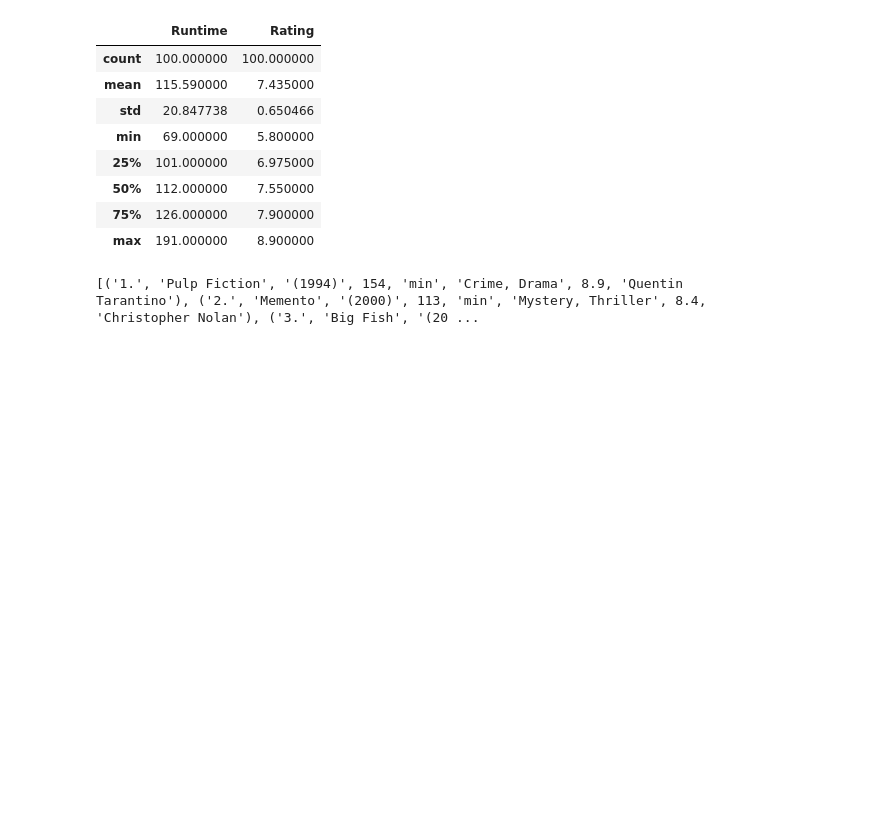
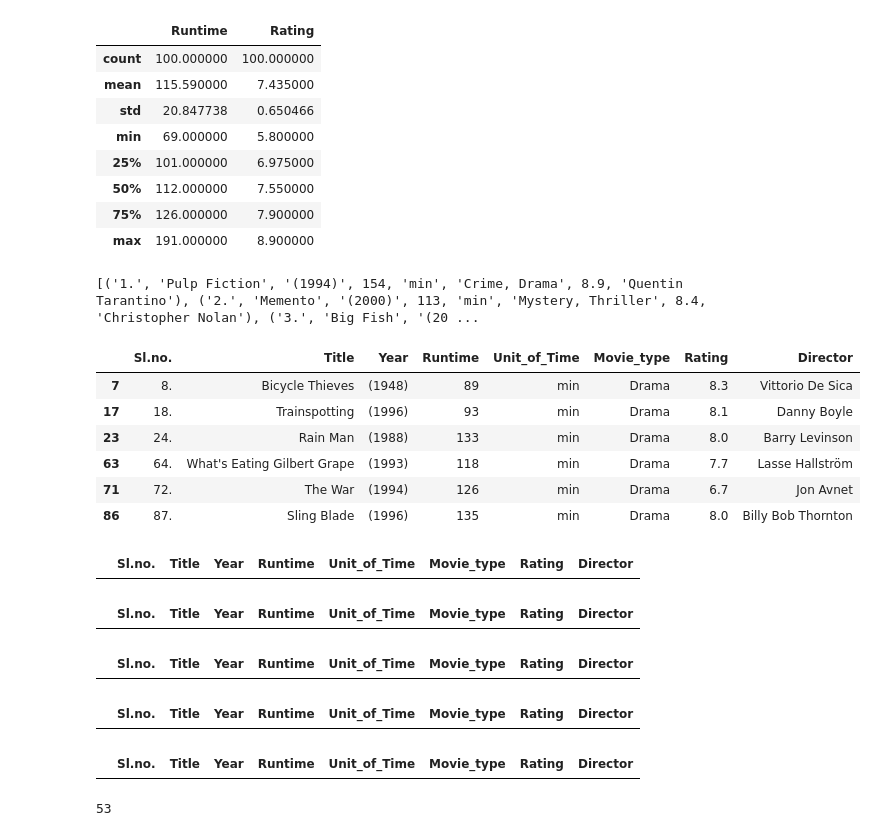
Before and after one commit to javvadisurekha/CA_Python, a Jupyter notebook: Webscraping_IMDB.ipynb, the cells around one changed output. Saved outputs shown, nothing was run; the diff lists cells and outputs as text; code cells hidden in the pictures; blank space fills up the shorter version.

```diff
--- a/Webscraping_IMDB.ipynb
+++ b/Webscraping_IMDB.ipynb
@@ -169,3 +169,44 @@ results = c.fetchall()
 print(results)
 # %% [output]
 [('1.', 'Pulp Fiction', '(1994)', 154, 'min', 'Crime, Drama', 8.9, 'Quentin Tarantino'), ('2.', 'Memento', '(2000)', 113, 'min', 'Mystery, Thriller', 8.4, 'Christopher Nolan'), ('3.', 'Big Fish', '(20 ...
+# %%
+#df.loc[df["Movie_type"] == "Drama" ]
+df.query("Movie_type == 'Drama'")
+# %% [output]
+|  | Sl.no. | Title | Year | Runtime | Unit_of_Time | Movie_type | Rating | Director |
+| 7 | 8. | Bicycle Thieves | (1948) | 89 | min | Drama | 8.3 | Vittorio De Sica |
+| 17 | 18. | Trainspotting | (1996) | 93 | min | Drama | 8.1 | Danny Boyle |
+| 23 | 24. | Rain Man | (1988) | 133 | min | Drama | 8.0 | Barry Levinson |
+| 63 | 64. | What's Eating Gilbert Grape | (1993) | 118 | min | Drama | 7.7 | Lasse Hallström |
+| 71 | 72. | The War | (1994) | 126 | min | Drama | 6.7 | Jon Avnet |
+| 86 | 87. | Sling Blade | (1996) | 135 | min | Drama | 8.0 | Billy Bob Thornton |
+# %%
+df.loc[df["Movie_type"] == "Crime" ]
+# %% [output]
+|  | Sl.no. | Title | Year | Runtime | Unit_of_Time | Movie_type | Rating | Director |
+# %%
+df[df['Movie_type'] == 'Mystery']
+# %% [output]
+|  | Sl.no. | Title | Year | Runtime | Unit_of_Time | Movie_type | Rating | Director |
+# %%
+df.loc[df["Movie_type"] == "Music" ]
+# %% [output]
+|  | Sl.no. | Title | Year | Runtime | Unit_of_Time | Movie_type | Rating | Director |
+# %%
+df.query("Movie_type == 'Mystery'")
+# %% [output]
+|  | Sl.no. | Title | Year | Runtime | Unit_of_Time | Movie_type | Rating | Director |
+# %%
+df.loc[df["Movie_type"] == "Thriller" ]
+# %% [output]
+|  | Sl.no. | Title | Year | Runtime | Unit_of_Time | Movie_type | Rating | Director |
+# %%
+import numpy as np
+a_list = df.Movie_type
+array = np.array(a_list)
+unique = np.unique(array)
+num_values = len(unique)
+
+print(num_values)
+# %% [output]
+53
```
Also changed, not shown: parts of 10 cells of this notebook.
